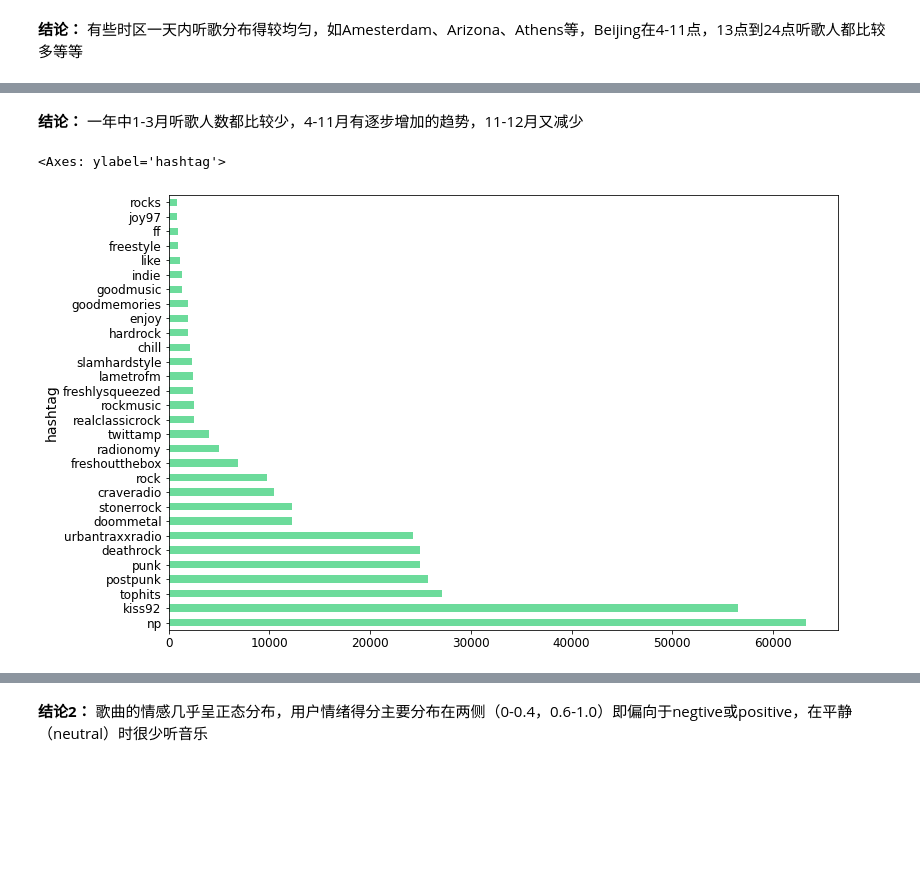
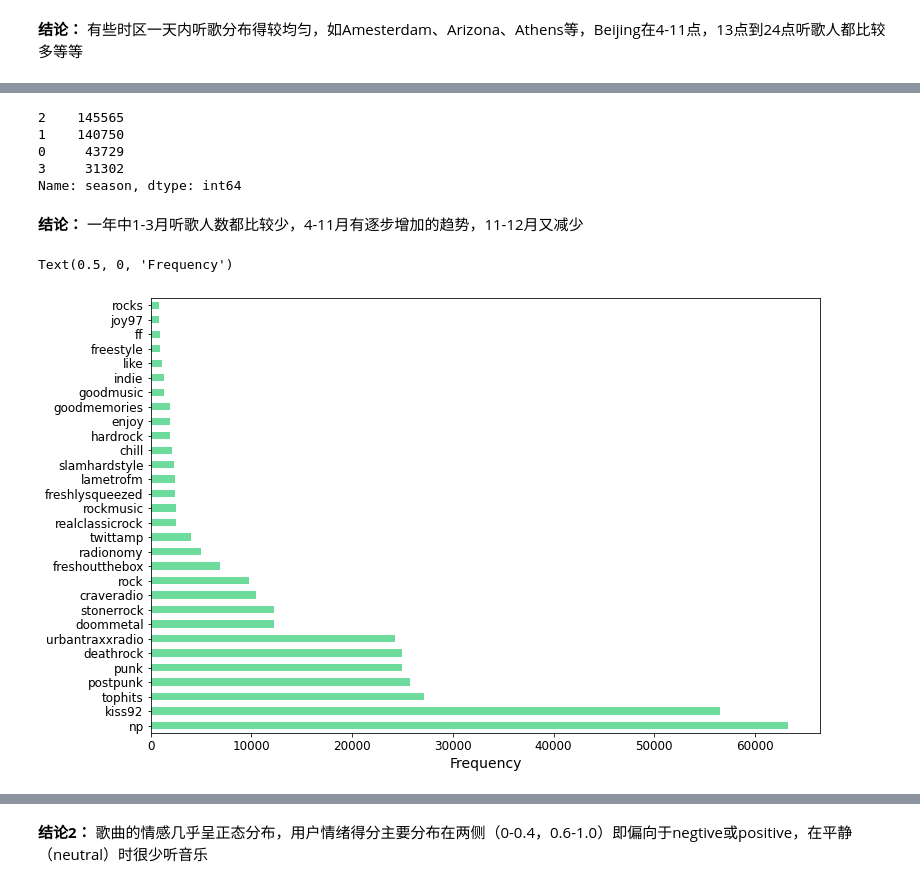
Before and after one commit to 1751118/myMusicReSystem, a Jupyter notebook: EDA.ipynb, the cells around one changed output, grey strips where cells are left out. Drawn from its saved outputs; the diff is of its cells as text; code cells hidden in the pictures; blank space fills up the shorter version.

```diff
--- a/EDA.ipynb
+++ b/EDA.ipynb
@@ -6,9 +6,12 @@ import warnings
 %matplotlib inline
 warnings.filterwarnings('ignore')
 
-train_data = pd.read_csv('./Train_Test_Splits/Context/train.csv')
-test_data = pd.read_csv('./Train_Test_Splits/Context/test.csv')
-df = pd.concat([train_data, test_data], axis=0)
+# train_data = pd.read_csv('./Train_Test_Splits/Context/train.csv')
+# test_data = pd.read_csv('./Train_Test_Splits/Context/test.csv')
+# df = pd.concat([train_data, test_data], axis=0)
+# df.info()
+
+df = pd.read_csv('./data/merge_data.csv')
 df.info()
 # %% [output]
 <class 'pandas.core.frame.DataFrame'>
@@ -36,7 +39,6 @@ for column in lack_columns:
     df[column] = df[column].fillna(value=df[column].mean())
 
 # 音调和调式、时区可简单取上一条记录的值
-df.drop('rating', axis = 1, inplace=True)
 df = df.ffill()
 df.info()
 # %% [output]
@@ -240,10 +276,9 @@ plt.show()
 
 # 获取月份数据并转化成月、地区、数量的dataframe
 df['month'] = pd.to_datetime(df['created_at']).dt.month
-df['season'] = df['month'] // 3
+df['season'] = df['month'] // 4
 data_group_by_month = df.groupby(by=['month', 'time_zone']).size().unstack(fill_value=0).stack().reset_index(name='count')
 data_group_by_month = data_group_by_month[data_group_by_month['time_zone'].isin(time_zone_view.index)]
-print(data_group_by_month)
 
 # 使用seaborn绘制折线图
 sns.lineplot(data=data_group_by_month, x='month', y='count', hue='time_zone', palette='bright')
@@ -272,13 +293,22 @@ plt.show()
+# %%
+df['season'].value_counts()
+# %% [output]
+2    145565
+1    140750
+0     43729
+3     31302
+Name: season, dtype: int64
 # %% [markdown]
 **结论：** 一年中1-3月听歌人数都比较少，4-11月有逐步增加的趋势，11-12月又减少
 # %%
 # valence 和 score（歌曲情感和用户使用的标签情绪评分）
 hashtags = df['hashtag'].value_counts()
 hashtags = hashtags[hashtags > 100][:30]
 fig, axes = plt.subplots(1, 1)
 hashtags.plot.barh(ax=axes, color='#2ecc71', alpha=0.7) # 翠绿
+plt.xlabel('Frequency')
 # %% [output]
-<Axes: ylabel='hashtag'>
+Text(0.5, 0, 'Frequency')
-[figure, old version]
+[figure, new version]
 # %%
 fig, axes = plt.subplots(1, 2, figsize=(12, 8), sharey=True)
```
Also changed, not shown: parts of 23 cells of this notebook, 7 other files.
